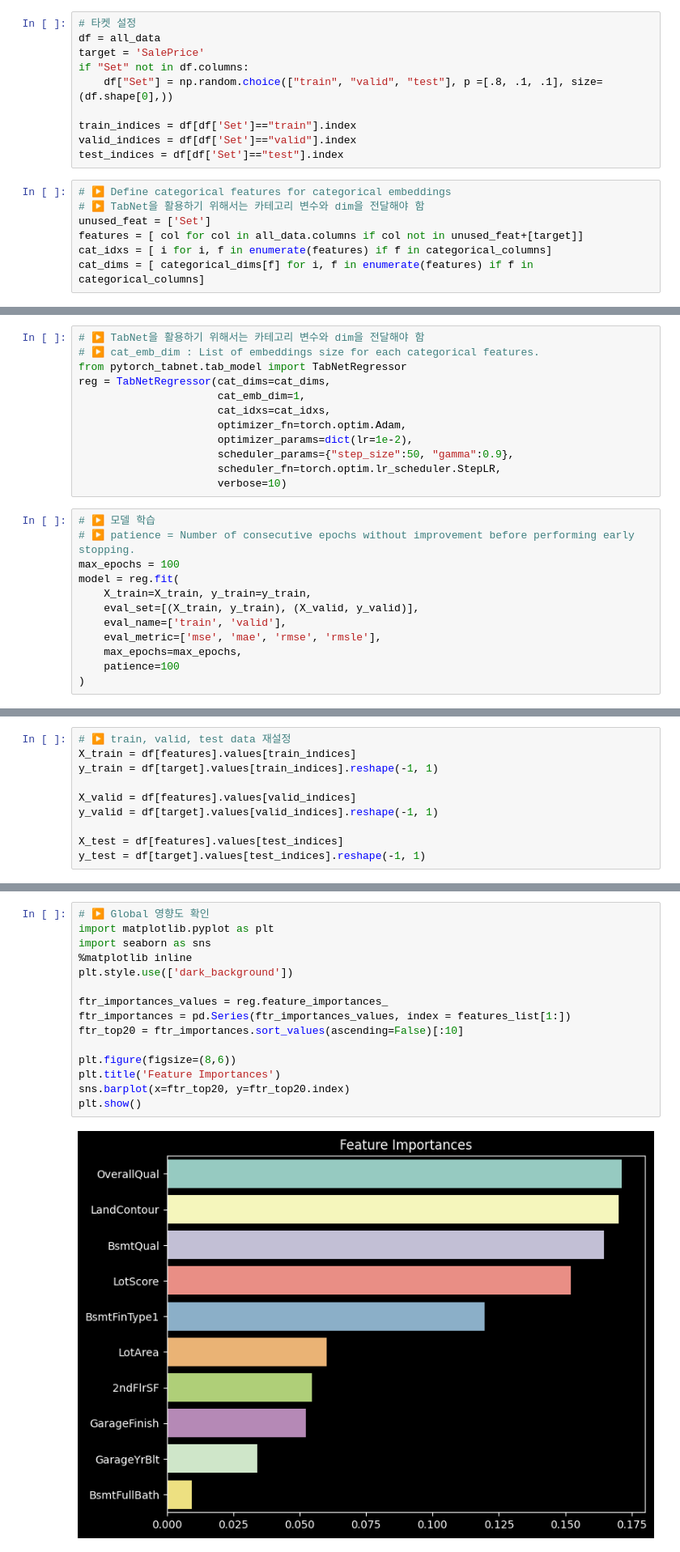
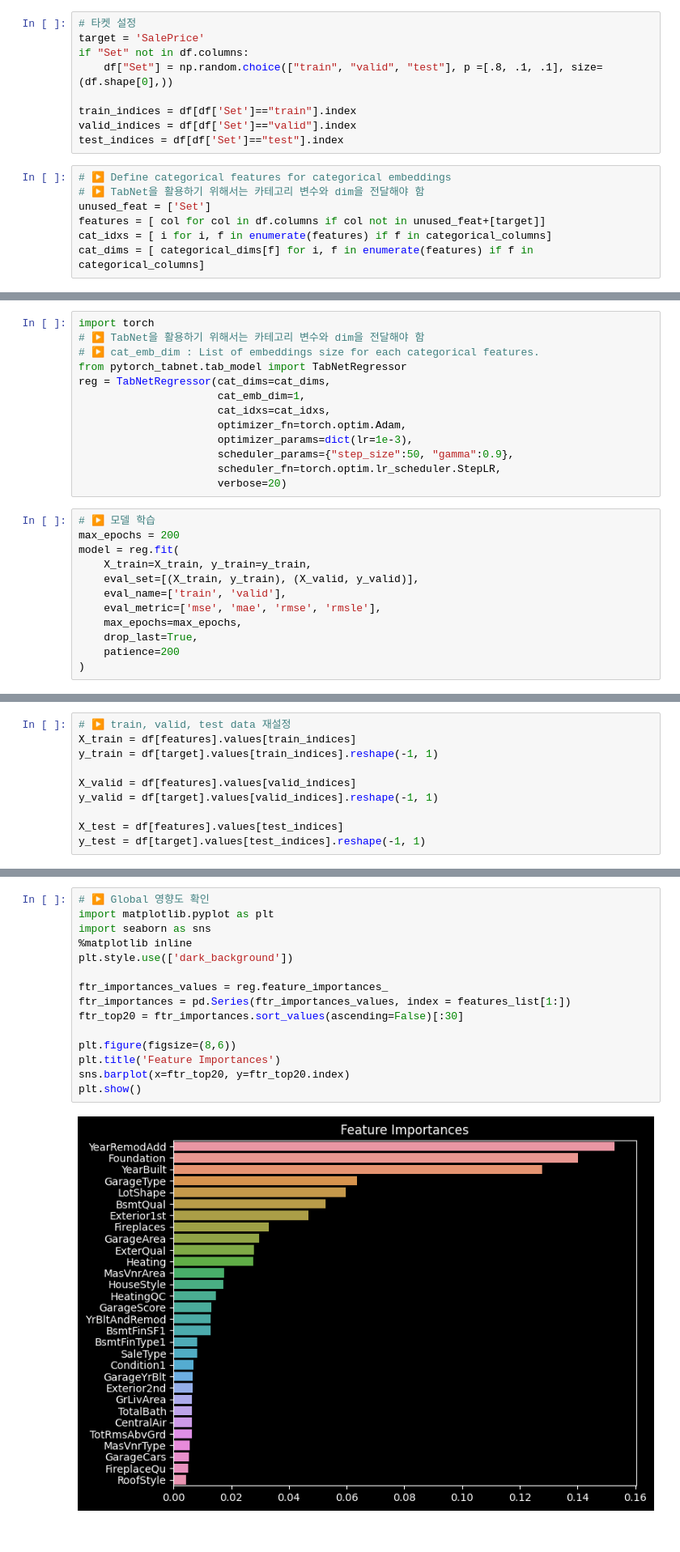
Before and after one commit to kinzinzz/Real_estate_Price_Prediction, a Jupyter notebook: 부동산_가격_예측.ipynb, the cells around one changed output, grey strips where cells are left out. Shown at 81% size. Saved outputs shown, nothing was run; the diff lists cells and outputs as text.

```diff
--- a/부동산_가격_예측.ipynb
+++ b/부동산_가격_예측.ipynb
@@ -709,7 +744,6 @@ features_list = all_data.columns.to_list()
 * 학습과 예측을 위한 Train / Test set 분할
 # %%
 # 타켓 설정
-df = all_data
 target = 'SalePrice'
 if "Set" not in df.columns:
     df["Set"] = np.random.choice(["train", "valid", "test"], p =[.8, .1, .1], size=(df.shape[0],))
@@ -721,7 +755,7 @@ test_indices = df[df['Set']=="test"].index
 # ▶ Define categorical features for categorical embeddings
 # ▶ TabNet을 활용하기 위해서는 카테고리 변수와 dim을 전달해야 함
 unused_feat = ['Set']
-features = [ col for col in all_data.columns if col not in unused_feat+[target]]
+features = [ col for col in df.columns if col not in unused_feat+[target]]
 cat_idxs = [ i for i, f in enumerate(features) if f in categorical_columns]
 cat_dims = [ categorical_dims[f] for i, f in enumerate(features) if f in categorical_columns]
 # %% [markdown]
@@ -743,4 +775,5 @@ import torch
 # %%
+import torch
 # ▶ TabNet을 활용하기 위해서는 카테고리 변수와 dim을 전달해야 함
 # ▶ cat_emb_dim : List of embeddings size for each categorical features.
 from pytorch_tabnet.tab_model import TabNetRegressor
@@ -748,20 +781,20 @@ reg = TabNetRegressor(cat_dims=cat_dims,
                       cat_emb_dim=1,
                       cat_idxs=cat_idxs,
                       optimizer_fn=torch.optim.Adam,
-                      optimizer_params=dict(lr=1e-2),
+                      optimizer_params=dict(lr=1e-3),
                       scheduler_params={"step_size":50, "gamma":0.9},
                       scheduler_fn=torch.optim.lr_scheduler.StepLR,
-                      verbose=10)
+                      verbose=20)
 # %%
 # ▶ 모델 학습
-# ▶ patience = Number of consecutive epochs without improvement before performing early stopping.
-max_epochs = 100
+max_epochs = 200
 model = reg.fit(
     X_train=X_train, y_train=y_train,
     eval_set=[(X_train, y_train), (X_valid, y_valid)],
     eval_name=['train', 'valid'],
     eval_metric=['mse', 'mae', 'rmse', 'rmsle'],
     max_epochs=max_epochs,
-    patience=100
+    drop_last=True,
+    patience=200
 )
 # %% [output]
@@ -1092,17 +1156,17 @@ plt.xticks(rotation=-40)
 # %%
 # ▶ Global 영향도 확인
 import matplotlib.pyplot as plt
 import seaborn as sns
 %matplotlib inline
 plt.style.use(['dark_background'])
 
 ftr_importances_values = reg.feature_importances_
 ftr_importances = pd.Series(ftr_importances_values, index = features_list[1:])
-ftr_top20 = ftr_importances.sort_values(ascending=False)[:10]
+ftr_top20 = ftr_importances.sort_values(ascending=False)[:30]
 
 plt.figure(figsize=(8,6))
 plt.title('Feature Importances')
 sns.barplot(x=ftr_top20, y=ftr_top20.index)
 plt.show()
 # %% [output]
-[figure, old version]
+[figure, new version]
```
Also changed, not shown: parts of 34 cells of this notebook, 1 other file.
